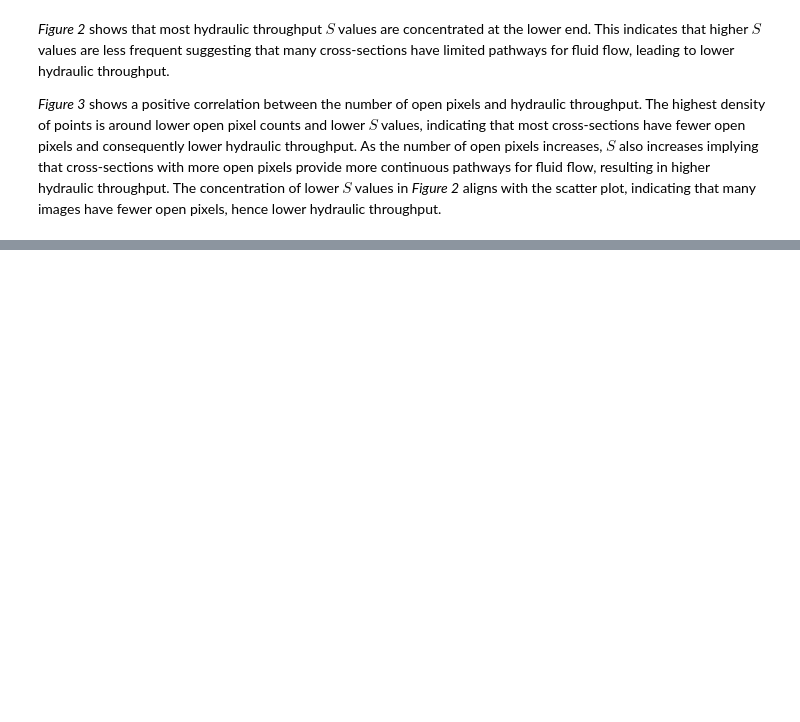
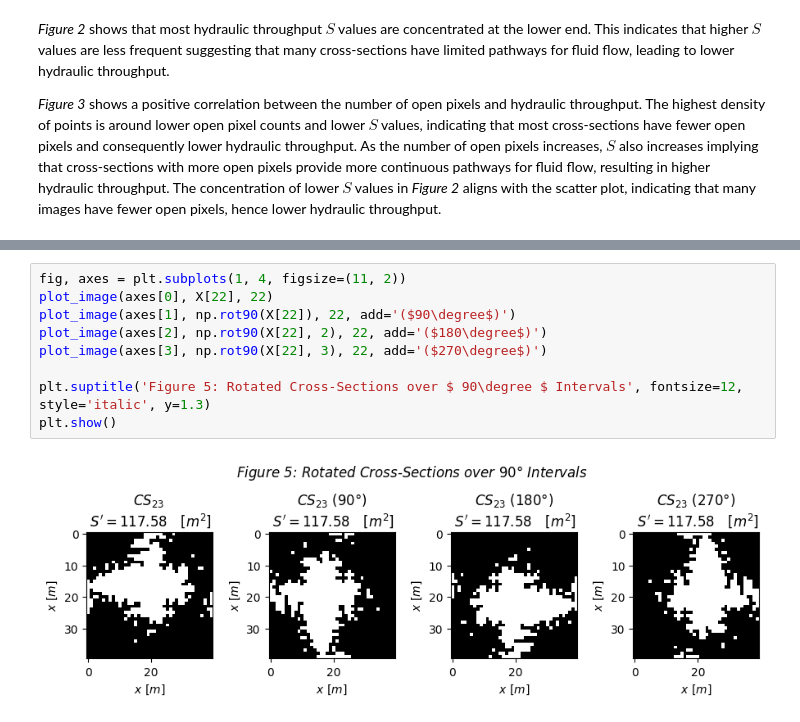
Before and after one commit to atabekis/Hydraulic-Cross-Sections-Publish, a Jupyter notebook: assignment_3.ipynb, the cells around one changed output, grey strips where cells are left out. Saved outputs shown, nothing was run; the diff lists cells and outputs as text; blank space fills up the shorter version.

```diff
--- a/assignment_3.ipynb
+++ b/assignment_3.ipynb
@@ -189,0 +201,11 @@ Here talk about all the considered symmetries and which ones can work and which
+# %%
+fig, axes = plt.subplots(1, 4, figsize=(11, 2))
+plot_image(axes[0], X[22], 22)
+plot_image(axes[1], np.rot90(X[22]), 22, add='($90\degree$)')
+plot_image(axes[2], np.rot90(X[22], 2), 22, add='($180\degree$)')
+plot_image(axes[3], np.rot90(X[22], 3), 22, add='($270\degree$)')
+
+plt.suptitle('Figure 5: Rotated Cross-Sections over $ 90\degree $ Intervals', fontsize=12, style='italic', y=1.3)
+plt.show()
+# %% [output]
+[figure, added]
```
Also changed, not shown: parts of 38 cells of this notebook, 27 other files.
